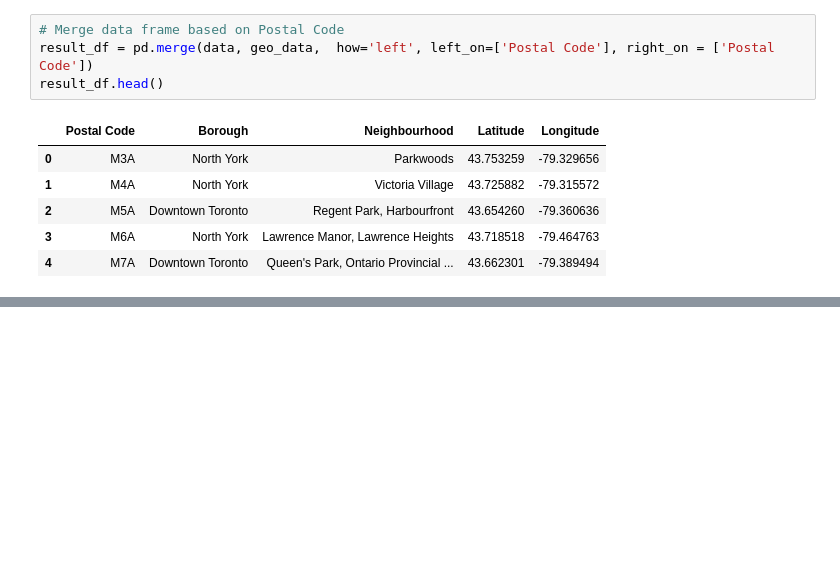
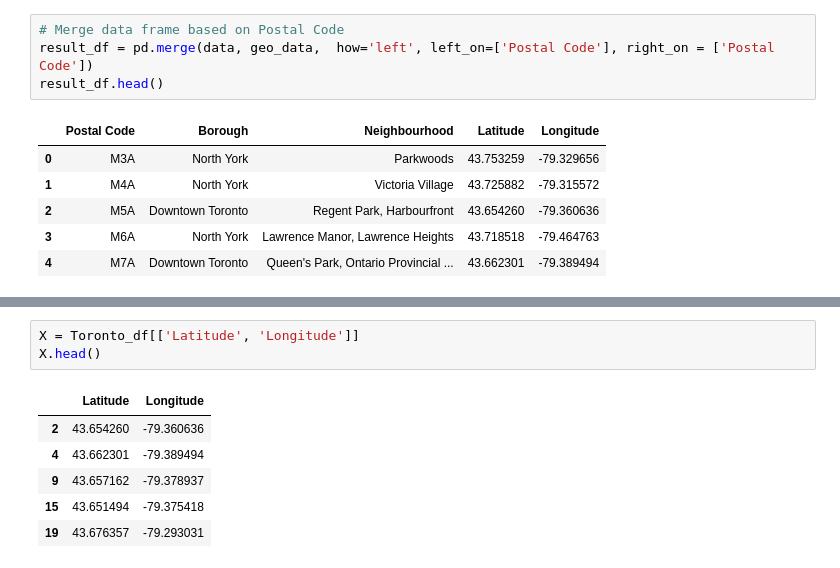
Before and after one commit to swagluke/Coursera_Capstone, a Jupyter notebook: Week3.ipynb, the cells around one changed output, grey strips where cells are left out. Drawn from its saved outputs; the diff is of its cells as text; blank space fills up the shorter version.

```diff
--- a/Week3.ipynb
+++ b/Week3.ipynb
@@ -52,0 +75,10 @@ result_df.head()
+# %%
+X = Toronto_df[['Latitude', 'Longitude']]
+X.head()
+# %% [output]
+|  | Latitude | Longitude |
+| 2 | 43.654260 | -79.360636 |
+| 4 | 43.662301 | -79.389494 |
+| 9 | 43.657162 | -79.378937 |
+| 15 | 43.651494 | -79.375418 |
+| 19 | 43.676357 | -79.293031 |
```
Also changed, not shown: parts of 9 cells of this notebook.
